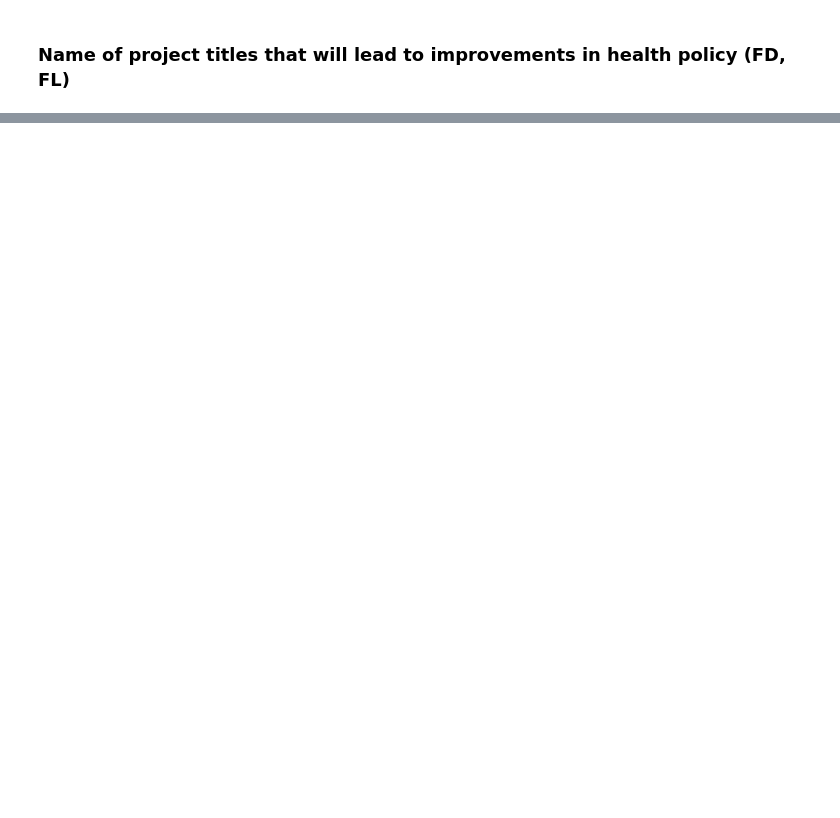
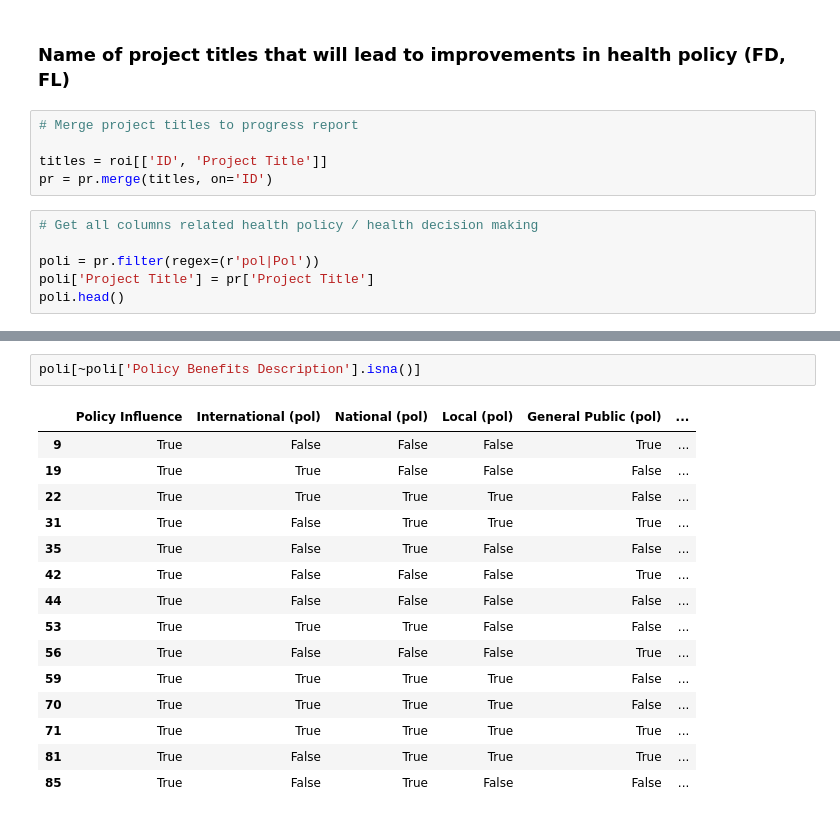
Before and after one commit to lucienqchen/curebound, a Jupyter notebook: curebound/notebooks/phu-diane-data-analysis.ipynb, the cells around one changed output, grey strips where cells are left out. Drawn from its saved outputs; the diff is of its cells as text; blank space fills up the shorter version.

```diff
--- a/curebound/notebooks/phu-diane-data-analysis.ipynb
+++ b/curebound/notebooks/phu-diane-data-analysis.ipynb
@@ -459,2 +493,13 @@ publications_fig.data
 # %% [markdown]
 ### Name of project titles that will lead to improvements in health policy (FD, FL)
+# %%
+# Merge project titles to progress report
+
+titles = roi[['ID', 'Project Title']]
+pr = pr.merge(titles, on='ID')
+# %%
+# Get all columns related health policy / health decision making
+
+poli = pr.filter(regex=(r'pol|Pol'))
+poli['Project Title'] = pr['Project Title']
+poli.head()
@@ -460,0 +526,18 @@ publications_fig.data
+# %%
+poli[~poli['Policy Benefits Description'].isna()]
+# %% [output]
+|  | Policy Influence | International (pol) | National (pol) | Local (pol) | General Public (pol) | ... |
+| 9 | True | False | False | False | True | ... |
+| 19 | True | True | False | False | False | ... |
+| 22 | True | True | True | True | False | ... |
+| 31 | True | False | True | True | True | ... |
+| 35 | True | False | True | False | False | ... |
+| 42 | True | False | False | False | True | ... |
+| 44 | True | False | False | False | False | ... |
+| 53 | True | True | True | False | False | ... |
+| 56 | True | False | False | False | True | ... |
+| 59 | True | True | True | True | False | ... |
+| 70 | True | True | True | True | False | ... |
+| 71 | True | True | True | True | True | ... |
+| 81 | True | False | True | True | True | ... |
+| 85 | True | False | True | False | False | ... |
```
Also changed, not shown: parts of 43 cells of this notebook, 4 other files.
